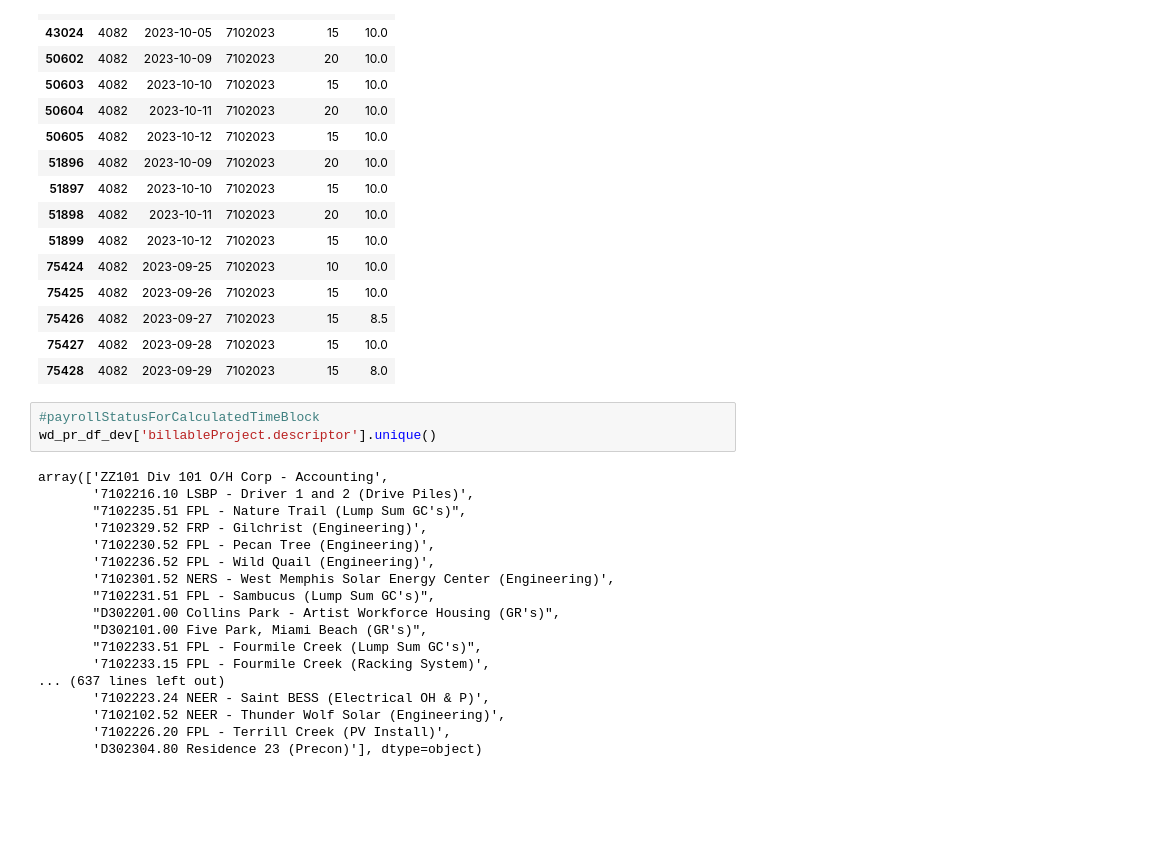
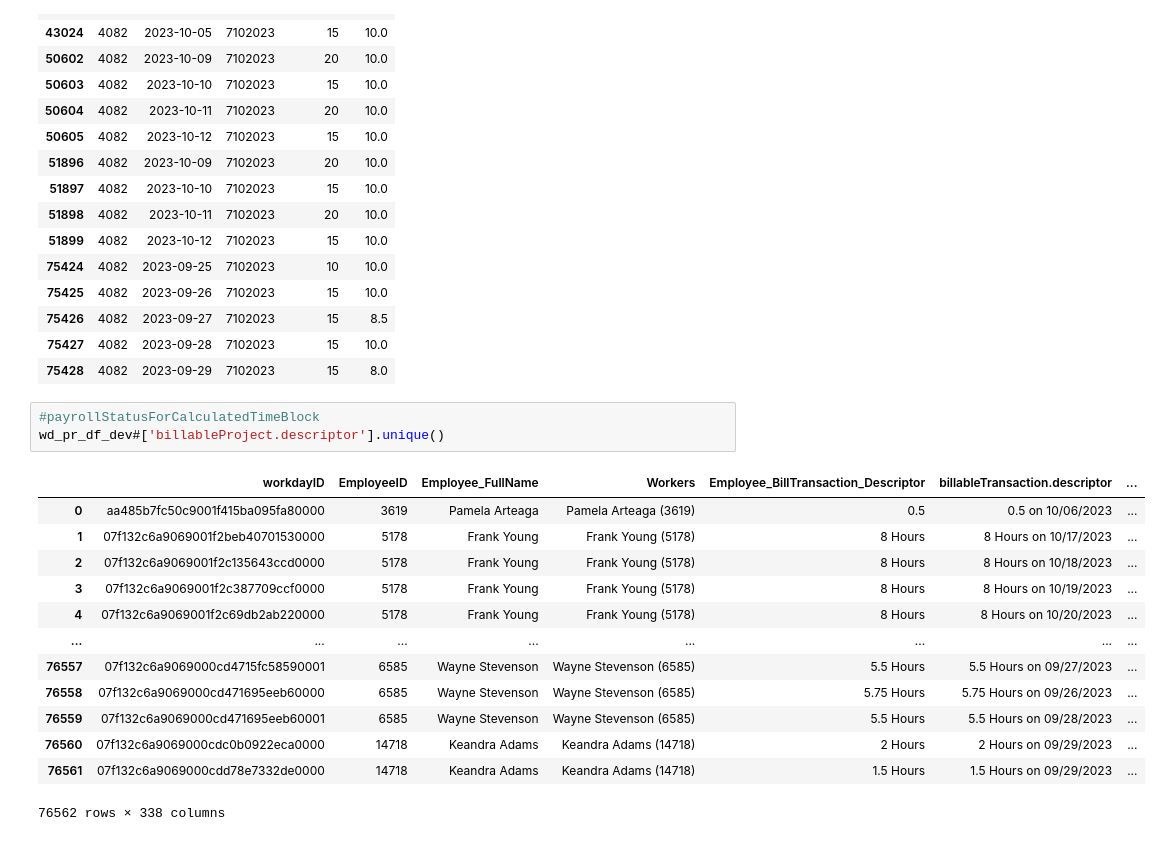
Before and after one commit to jbeachyMoss/LaborHours_Compare, a Jupyter notebook: DataValidation.ipynb, the cells around one changed output. Cells and saved outputs as stored; diff of their text form; blank space fills up the shorter version.

```diff
--- a/DataValidation.ipynb
+++ b/DataValidation.ipynb
@@ -343,22 +344,18 @@ wd_pr_df_comp.loc[wd_pr_df_comp['EEID'] == '4082']
 | 75428 | 4082 | 2023-09-29 | 7102023 | 15 | 8.0 |
 # %%
 #payrollStatusForCalculatedTimeBlock
-wd_pr_df_dev['billableProject.descriptor'].unique()
+wd_pr_df_dev#['billableProject.descriptor'].unique()
 # %% [output]
+|  | workdayID | EmployeeID | Employee_FullName | Workers | Employee_BillTransaction_Descriptor | billableTransaction.descriptor | ... |
+| 0 | aa485b7fc50c9001f415ba095fa80000 | 3619 | Pamela Arteaga | Pamela Arteaga (3619) | 0.5 | 0.5 on 10/06/2023 | ... |
+| 1 | 07f132c6a9069001f2beb40701530000 | 5178 | Frank Young | Frank Young (5178) | 8 Hours | 8 Hours on 10/17/2023 | ... |
+| 2 | 07f132c6a9069001f2c135643ccd0000 | 5178 | Frank Young | Frank Young (5178) | 8 Hours | 8 Hours on 10/18/2023 | ... |
+| 3 | 07f132c6a9069001f2c387709ccf0000 | 5178 | Frank Young | Frank Young (5178) | 8 Hours | 8 Hours on 10/19/2023 | ... |
+| 4 | 07f132c6a9069001f2c69db2ab220000 | 5178 | Frank Young | Frank Young (5178) | 8 Hours | 8 Hours on 10/20/2023 | ... |
+| ... | ... | ... | ... | ... | ... | ... | ... |
+| 76557 | 07f132c6a9069000cd4715fc58590001 | 6585 | Wayne Stevenson | Wayne Stevenson (6585) | 5.5 Hours | 5.5 Hours on 09/27/2023 | ... |
+| 76558 | 07f132c6a9069000cd471695eeb60000 | 6585 | Wayne Stevenson | Wayne Stevenson (6585) | 5.75 Hours | 5.75 Hours on 09/26/2023 | ... |
+| 76559 | 07f132c6a9069000cd471695eeb60001 | 6585 | Wayne Stevenson | Wayne Stevenson (6585) | 5.5 Hours | 5.5 Hours on 09/28/2023 | ... |
+| 76560 | 07f132c6a9069000cdc0b0922eca0000 | 14718 | Keandra Adams | Keandra Adams (14718) | 2 Hours | 2 Hours on 09/29/2023 | ... |
+| 76561 | 07f132c6a9069000cdd78e7332de0000 | 14718 | Keandra Adams | Keandra Adams (14718) | 1.5 Hours | 1.5 Hours on 09/29/2023 | ... |
-array(['ZZ101 Div 101 O/H Corp - Accounting',
-       '7102216.10 LSBP - Driver 1 and 2 (Drive Piles)',
-       "7102235.51 FPL - Nature Trail (Lump Sum GC's)",
-       '7102329.52 FRP - Gilchrist (Engineering)',
-       '7102230.52 FPL - Pecan Tree (Engineering)',
-       '7102236.52 FPL - Wild Quail (Engineering)',
-       '7102301.52 NERS - West Memphis Solar Energy Center (Engineering)',
-       "7102231.51 FPL - Sambucus (Lump Sum GC's)",
-       "D302201.00 Collins Park - Artist Workforce Housing (GR's)",
-       "D302101.00 Five Park, Miami Beach (GR's)",
-       "7102233.51 FPL - Fourmile Creek (Lump Sum GC's)",
-       '7102233.15 FPL - Fourmile Creek (Racking System)',
-... (637 lines left out)
-       '7102223.24 NEER - Saint BESS (Electrical OH & P)',
-       '7102102.52 NEER - Thunder Wolf Solar (Engineering)',
-       '7102226.20 FPL - Terrill Creek (PV Install)',
-       'D302304.80 Residence 23 (Precon)'], dtype=object)
+76562 rows × 338 columns
```
Also changed, not shown: parts of 6 cells of this notebook.
